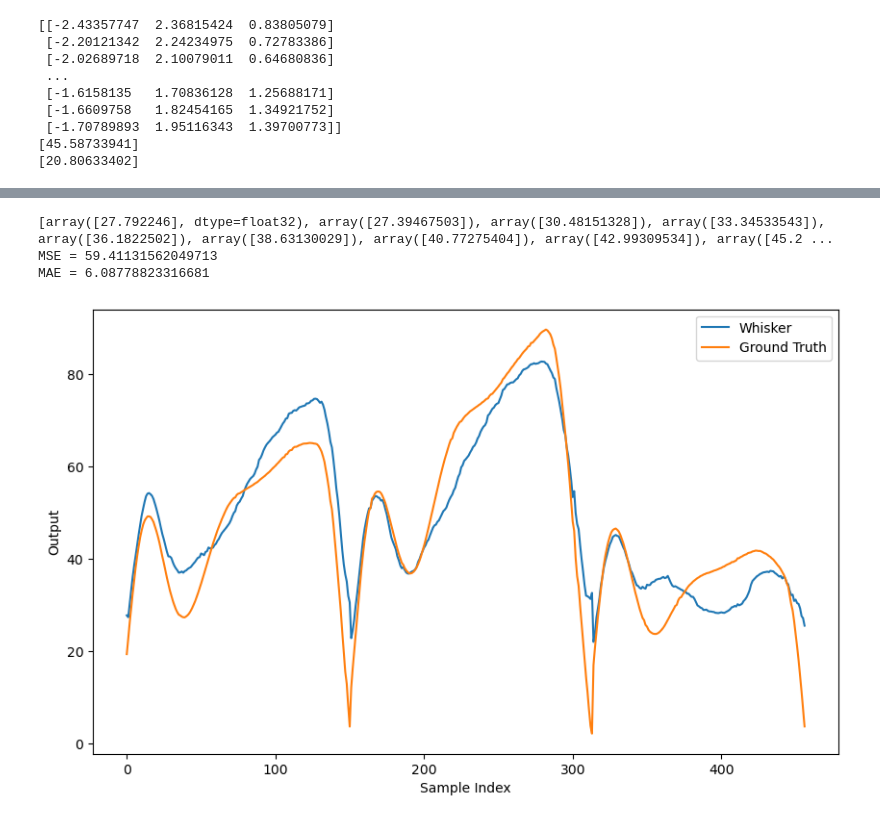
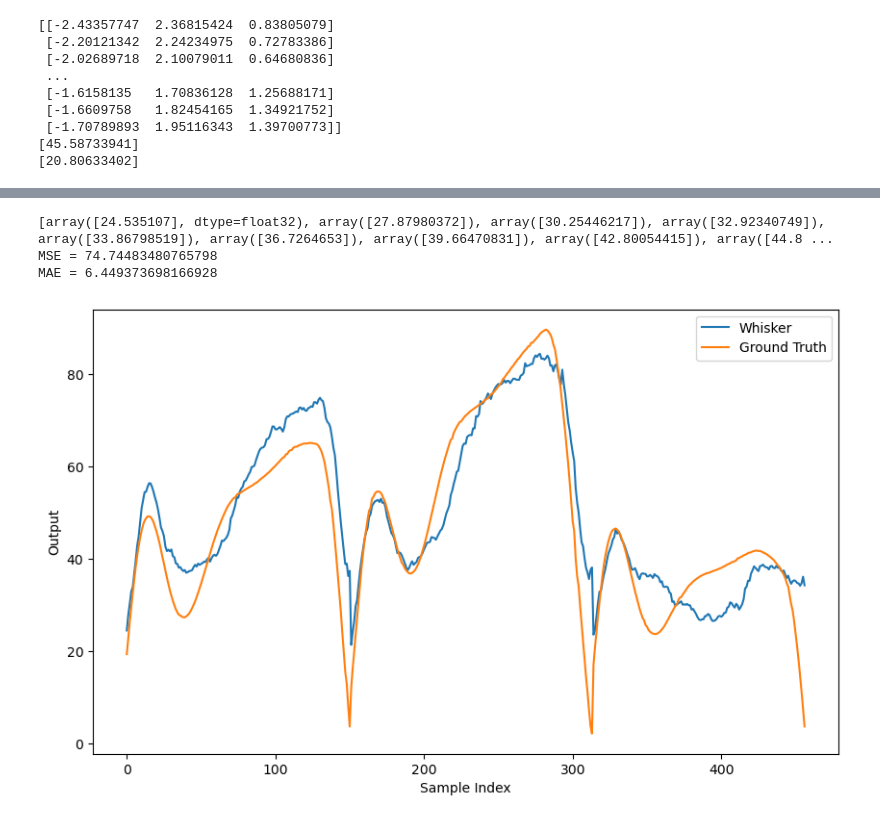
Before and after one commit to TacYee/autonomous-fly, a Jupyter notebook: Optitrack/dataanalyse/uncertainty_mlp_KF.ipynb, the cells around one changed output, grey strips where cells are left out. Drawn from its saved outputs; the diff is of its cells as text; code cells hidden in the pictures.

```diff
--- a/Optitrack/dataanalyse/uncertainty_mlp_KF.ipynb
+++ b/Optitrack/dataanalyse/uncertainty_mlp_KF.ipynb
@@ -327,7 +327,7 @@ test_yaw1_3 = test_orientation1_filtered[305:445]
 initial_states = [test_pre1_1[0], test_pre1_2[0], test_pre1_3[0]]
 initial_positions = [test_position1_1[0], test_position1_2[0], test_position1_3[0]]
 initial_yaws = [test_yaw1_1[0], test_yaw1_2[0], test_yaw1_3[0]]
-initial_covariance = np.array([[5]])
+initial_covariance = np.array([[50]])
 process_noise = np.array([[0.01]])
 measurement_noise = np.array([[1]])
 
@@ -522,8 +598,8 @@ test_yaw2_3 = test_orientation2_filtered[314:457]
 initial_states = [test_pre2_1[0], test_pre2_2[0], test_pre2_3[0]]
 initial_positions = [test_position2_1[0], test_position2_2[0], test_position2_3[0]]
 initial_yaws = [test_yaw2_1[0], test_yaw2_2[0], test_yaw2_3[0]]
-initial_covariance = np.array([[5]])
-process_noise = np.array([[0.01]])
+initial_covariance = np.array([[50]])
+process_noise = np.array([[0.1]])
 measurement_noise = np.array([[1]])
 
 # 应用卡尔曼滤波
@@ -599,41 +675,41 @@ test_uncertainty2_3 = test_uncertainty2[314:457]
 initial_states = [test_pre2_1[0], test_pre2_2[0], test_pre2_3[0]]
 initial_positions = [test_position2_1[0], test_position2_2[0], test_position2_3[0]]
 initial_yaws = [test_yaw2_1[0], test_yaw2_2[0], test_yaw2_3[0]]
-initial_covariance = np.array([[5]])
-process_noise = np.array([[0.04]])
+initial_covariance = np.array([[50]])
+process_noise = np.array([[5]])
 
 # 应用卡尔曼滤波
 test_kal2_1 = apply_kalman_filterUAFLAT(initial_states[0], initial_positions[0], initial_yaws[0], test_pre2_1, test_uncertainty2_1, test_position2_1, test_yaw2_1)
 test_kal2_2 = apply_kalman_filterUAFLAT(initial_states[1], initial_positions[1], initial_yaws[1],test_pre2_2, test_uncertainty2_2, test_position2_2, test_yaw2_2)
 test_kal2_3 = apply_kalman_filterUAFLAT(initial_states[2], initial_positions[2], initial_yaws[2],test_pre2_3, test_uncertainty2_3, test_position2_3, test_yaw2_3)
 
 # 合并结果
 test_kal2 = test_kal2_1 + test_kal2_2 + test_kal2_3
 print(test_kal2)
 # 计算损失
 MSE_loss = mean_squared_error(test_kal2, test_GT2_filtered)
 MAE_loss = mean_absolute_error(test_kal2, test_GT2_filtered)
 
 print(f'MSE = {MSE_loss}')
 print(f'MAE = {MAE_loss}')
 
 # 保存图像
 test_image_folder = 'UA_FLAT_MLP_KF_test_image_save_whisker2'
 os.makedirs(test_image_folder, exist_ok=True)
 test_image_output_file = f'{test_image_folder}/p_0.05_noise_1e-2_modelvarianceweight_1_whisker2_kf_certainnoise_5_0.02_1.png'
 
 plt.figure(figsize=(10, 6))
 plt.plot(test_kal2, label='Whisker')
 plt.plot(test_GT2_filtered, label='Ground Truth')
 plt.legend()
 plt.xlabel('Sample Index')
 plt.ylabel('Output')
 plt.savefig(test_image_output_file)
 # %% [output]
-[array([27.792246], dtype=float32), array([27.39467503]), array([30.48151328]), array([33.34533543]), array([36.1822502]), array([38.63130029]), array([40.77275404]), array([42.99309534]), array([45.2 ...
-MSE = 59.41131562049713
-MAE = 6.08778823316681
+[array([24.535107], dtype=float32), array([27.87980372]), array([30.25446217]), array([32.92340749]), array([33.86798519]), array([36.7264653]), array([39.66470831]), array([42.80054415]), array([44.8 ...
+MSE = 74.74483480765798
+MAE = 6.449373698166928
-[figure, old version]
+[figure, new version]
 # %%
 #KF whisker2
 import numpy as np
```
Also changed, not shown: parts of 10 cells of this notebook, 15 other files.
